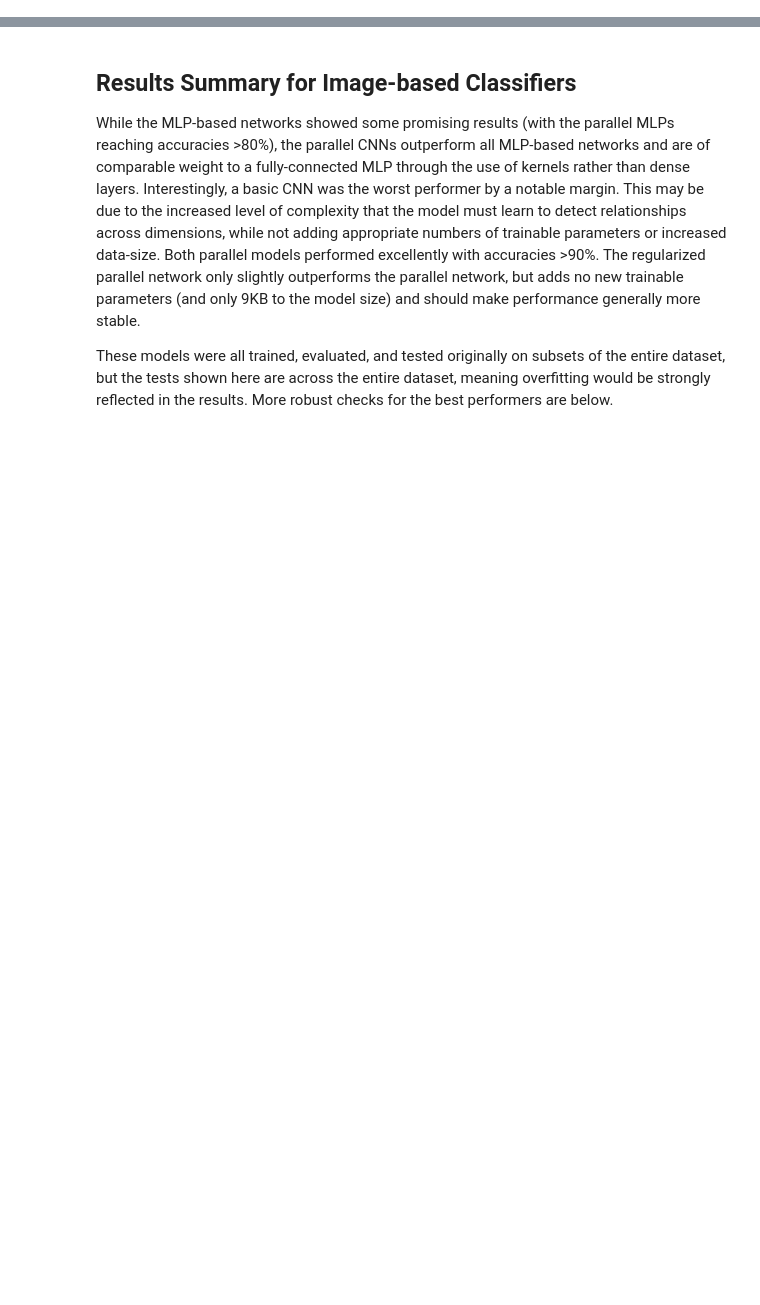
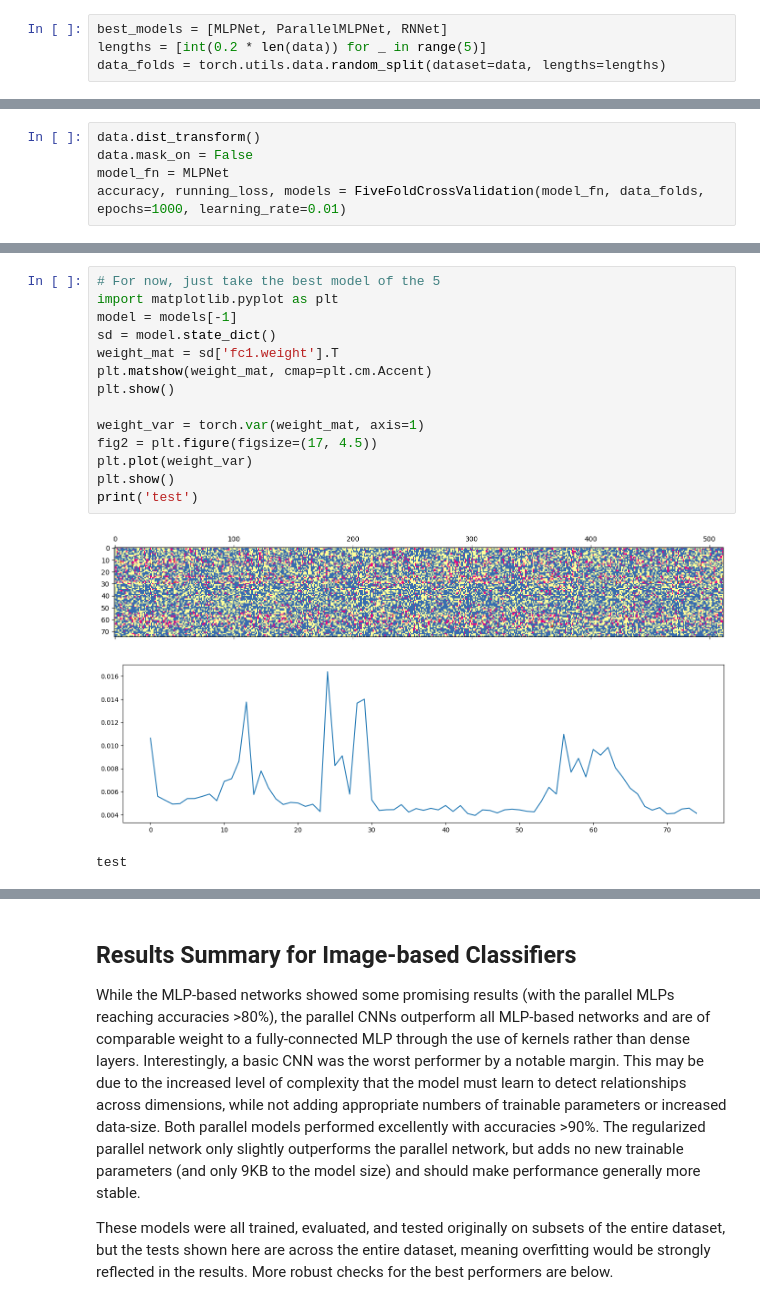
Before and after one commit to jiversivers/nsclc, a Jupyter notebook: model_tests.ipynb, the cells around one changed output, grey strips where cells are left out. Drawn from its saved outputs; the diff is of its cells as text; blank space fills up the shorter version.

```diff
--- a/model_tests.ipynb
+++ b/model_tests.ipynb
@@ -160,0 +242,4 @@ print(f'Accuracy over whole dataset: {100*correct / len(data):.2f}%')
+# %%
+best_models = [MLPNet, ParallelMLPNet, RNNet]
+lengths = [int(0.2 * len(data)) for _ in range(5)]
+data_folds = torch.utils.data.random_split(dataset=data, lengths=lengths)
@@ -160,0 +437,5 @@ print(f'Accuracy over whole dataset: {100*correct / len(data):.2f}%')
+# %%
+data.dist_transform()
+data.mask_on = False
+model_fn = MLPNet
+accuracy, running_loss, models = FiveFoldCrossValidation(model_fn, data_folds, epochs=1000, learning_rate=0.01)
@@ -160,0 +501,18 @@ print(f'Accuracy over whole dataset: {100*correct / len(data):.2f}%')
+# %%
+# For now, just take the best model of the 5
+import matplotlib.pyplot as plt
+model = models[-1]
+sd = model.state_dict()
+weight_mat = sd['fc1.weight'].T
+plt.matshow(weight_mat, cmap=plt.cm.Accent)
+plt.show()
+
+weight_var = torch.var(weight_mat, axis=1)
+fig2 = plt.figure(figsize=(17, 4.5))
+plt.plot(weight_var)
+plt.show()
+print('test')
+# %% [output]
+[figure, added]
+[figure, added]
+test
```
Also changed, not shown: parts of 81 cells of this notebook.
